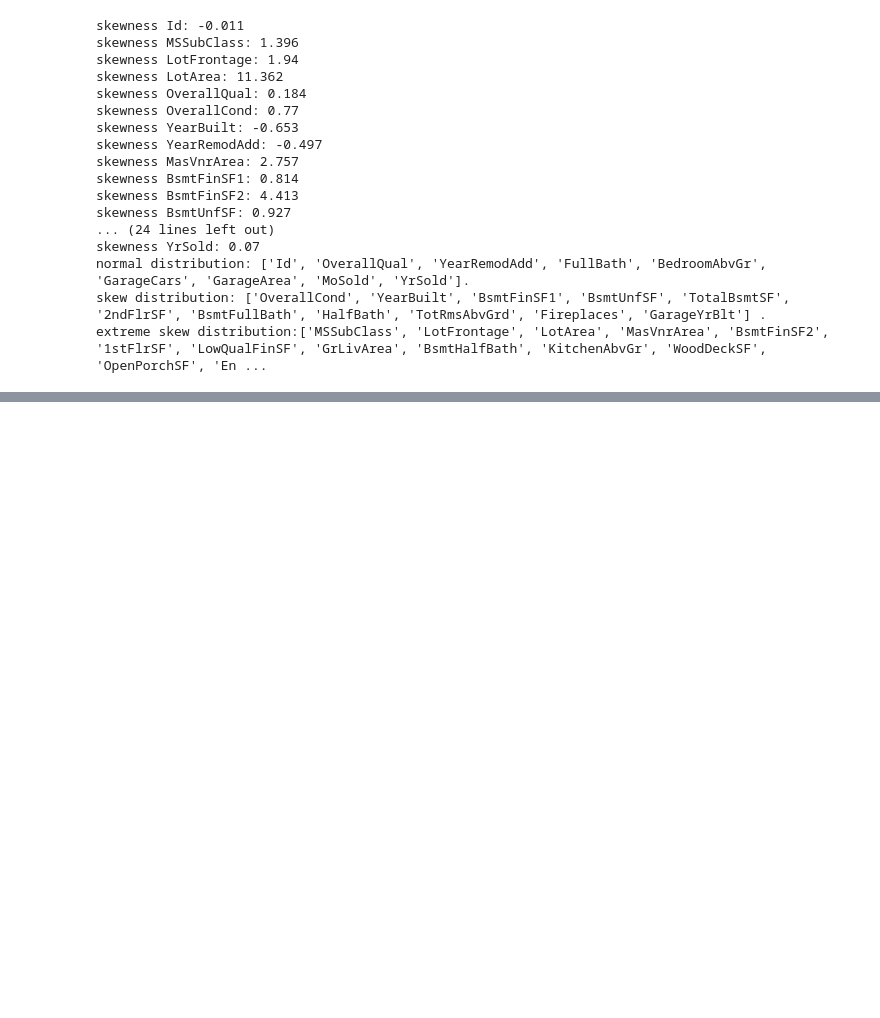
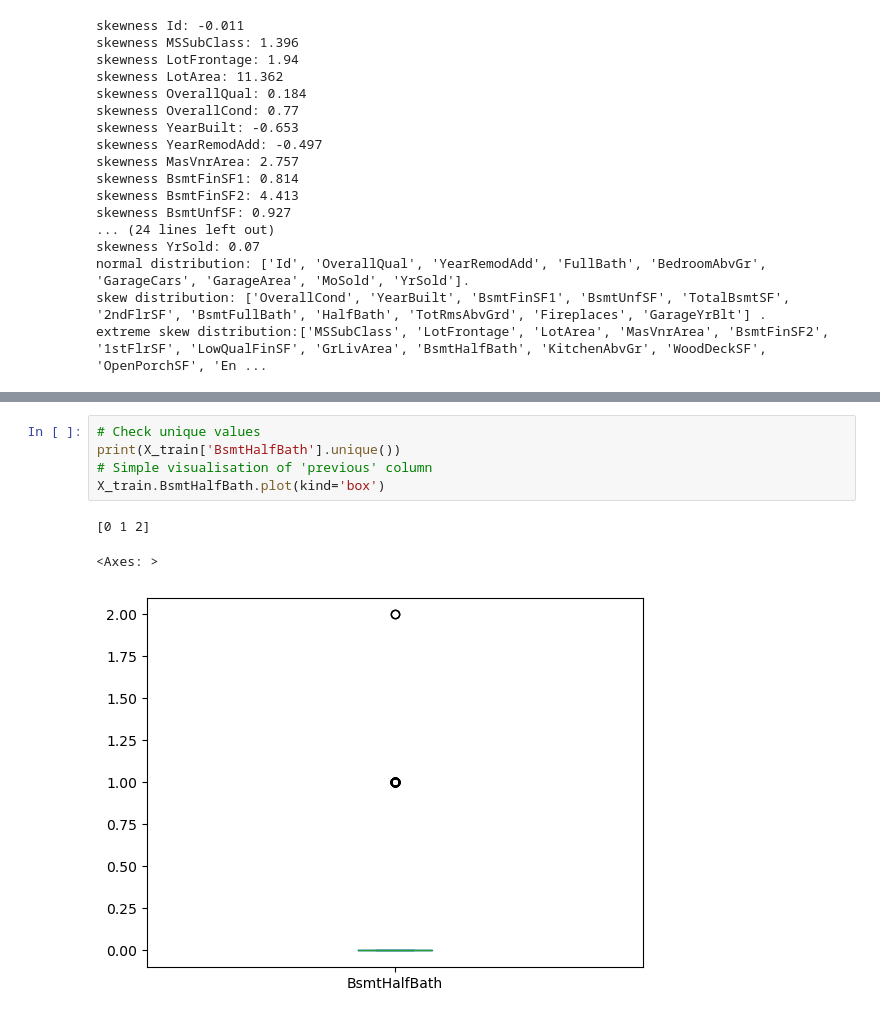
Before and after one commit to jennyaurelia/H8_1033, a Jupyter notebook: final_project/fin_prep.ipynb, the cells around one changed output, grey strips where cells are left out. Saved outputs shown, nothing was run; the diff lists cells and outputs as text; blank space fills up the shorter version.

```diff
--- a/final_project/fin_prep.ipynb
+++ b/final_project/fin_prep.ipynb
@@ -788,0 +925,9 @@ Based on the results above, the distributed columns are:
+# %%
+# Check unique values
+print(X_train['BsmtHalfBath'].unique())
+# Simple visualisation of 'previous' column
+X_train.BsmtHalfBath.plot(kind='box')
+# %% [output]
+[0 1 2]
+<Axes: >
+[figure, added]
```
Also changed, not shown: parts of 68 cells of this notebook, 1 other file.
